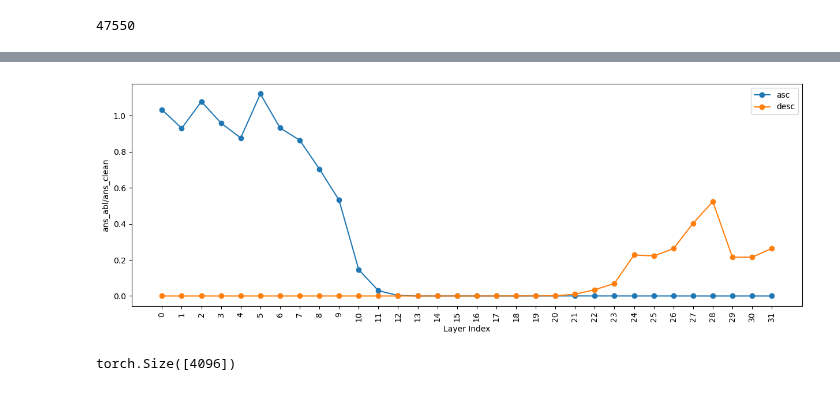
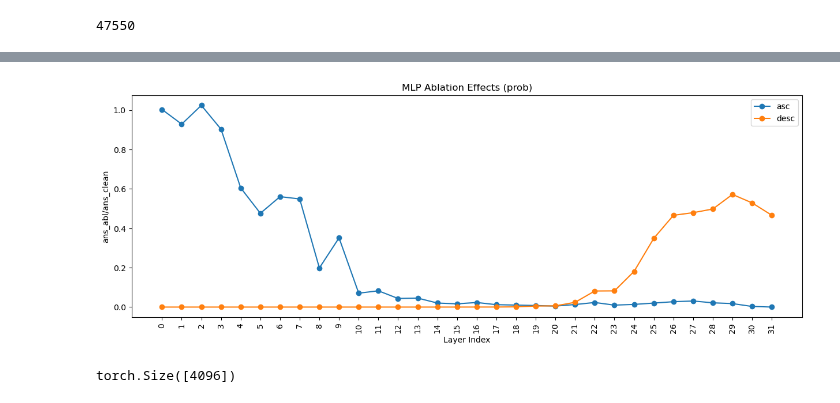
Before and after one commit to arnab-api/filter, a Jupyter notebook: notebooks/ablate_MLP.ipynb, the cells around one changed output, grey strips where cells are left out. Saved outputs shown, nothing was run; the diff lists cells and outputs as text; code cells hidden in the pictures.

Commit message:
added ablation results

```diff
--- a/notebooks/ablate_MLP.ipynb
+++ b/notebooks/ablate_MLP.ipynb
@@ -270,8 +270,8 @@ def check_ablation_effect(
         ablation_spec.append(
             PatchSpec(
                 location=(mt.mlp_module_name_format.format(i), -1),
-                # patch=mean_states[mt.mlp_module_name_format.format(i)]
-                patch=torch.zeros_like(mean_states[mt.mlp_module_name_format.format(i)])
+                patch=mean_states[mt.mlp_module_name_format.format(i)]
+                # patch=torch.zeros_like(mean_states[mt.mlp_module_name_format.format(i)])
             )
         )
 
@@ -308,7 +308,8 @@ answer, effects_asc = check_ablation_effect(mt=mt, question=question)
 ablation_effects_asc = []
 ablation_effects_desc = []
 
-limit = 5
+# limit = 5
+limit = len(dataset)
 for idx in range(limit):
     print(f"Processing {idx+1}/{limit}")
     question, answer = dataset[idx]
@@ -326,21 +335,25 @@ Processing 5/5
 # %%
-scores_asc = process_ablation_effects(ablation_effects_asc)
-scores_desc = process_ablation_effects(ablation_effects_desc)
+metric = "prob"
+
+scores_asc = process_ablation_effects(ablation_effects_asc, metric)
+scores_desc = process_ablation_effects(ablation_effects_desc, metric)
 
 import matplotlib.pyplot as plt
 
 keys = list(range(mt.n_layer))
+
 plt.figure(figsize=(15, 5))
+plt.title(f"MLP Ablation Effects ({metric})")
 plt.plot([scores_asc[k] for k in keys], marker="o", label="asc")
 plt.plot([scores_desc[k] for k in keys], marker="o", label="desc")
 plt.xticks(keys, rotation=90)
 plt.xlabel("Layer Index")
 plt.ylabel("ans_abl/ans_clean")
 plt.legend()
 
 plt.show()
 # %% [output]
-[figure, old version]
+[figure, new version]
 # %%
 mean_states[mt.mlp_module_name_format.format(5)].shape
 # %% [output]
```
Also changed, not shown: parts of 4 cells of this notebook, 1 other file.
